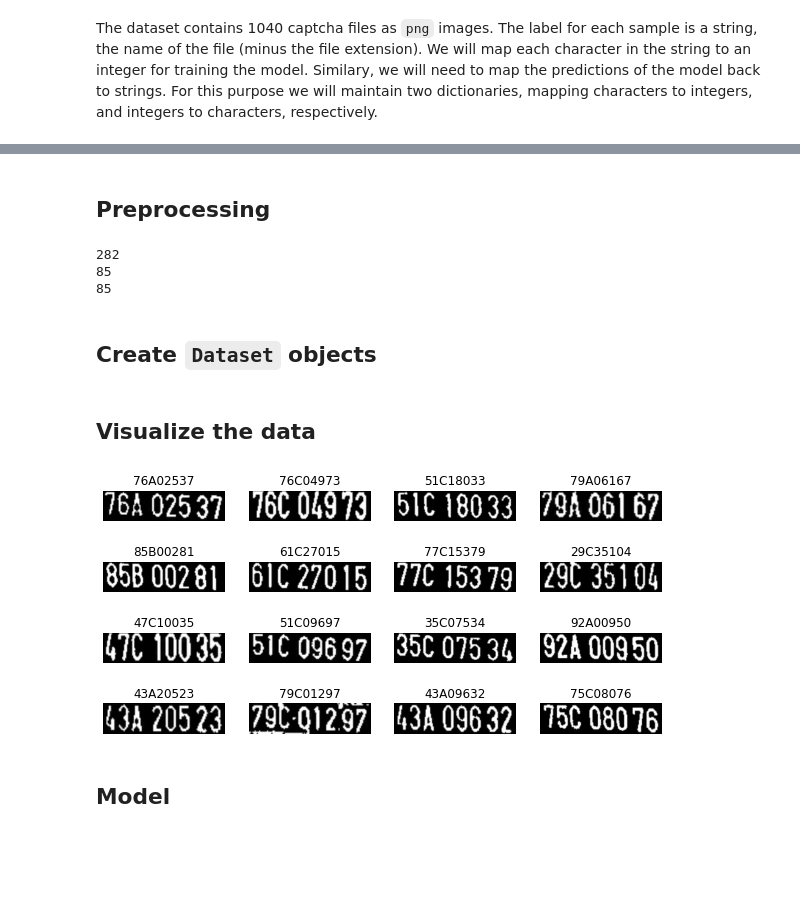
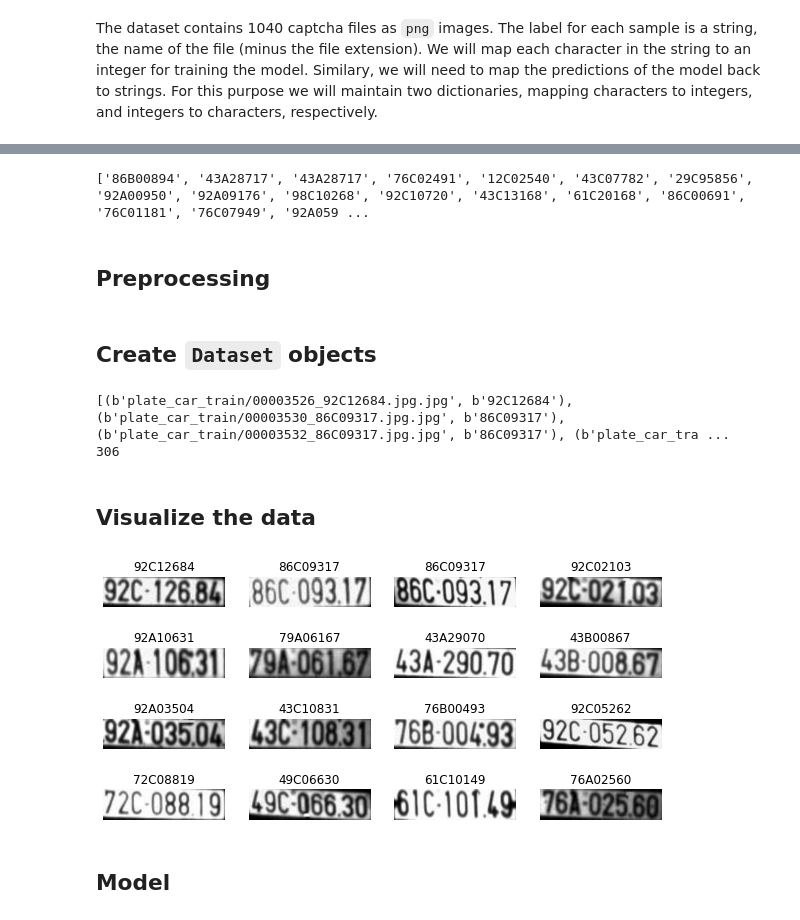
Before and after one commit to farshokat/my-project, a Jupyter notebook: OCR_by_API_CTC_Loss.ipynb, the cells around one changed output, grey strips where cells are left out. Saved outputs shown, nothing was run; the diff lists cells and outputs as text; code cells hidden in the pictures; blank space fills up the shorter version.

```diff
--- a/OCR_by_API_CTC_Loss.ipynb
+++ b/OCR_by_API_CTC_Loss.ipynb
@@ -77,3 +82,17 @@ Characters present:  {'1', 'D', '6', '5', 'E', '2', '3', 'H', '4', 'B', '7', '9'
+# %%
+path_test = Path("./plate_car_test/")
+# %%
+# Get list of all the images
+images_test = sorted(list(map(str, list(path_test.glob("*.jpg")))))
+labels_test1 = [img.split(os.path.sep)[-1].split(".jpg")[0] for img in images_test]
+# %%
+labels_test = []
+for i in labels_test1:
+  labels_test.append(i[9:17])
+
+print(labels_test)
+# %% [output]
+['86B00894', '43A28717', '43A28717', '76C02491', '12C02540', '43C07782', '29C95856', '92A00950', '92A09176', '98C10268', '92C10720', '43C13168', '61C20168', '86C00691', '76C01181', '76C07949', '92A059 ...
 # %% [markdown]
 ## Preprocessing
 # %%
@@ -88,7 +107,7 @@ num_to_char = layers.experimental.preprocessing.StringLookup(
     vocabulary=char_to_num.get_vocabulary(), mask_token=None, invert=True
 )
 
-def split_data(images, labels, train_size=0.7, shuffle=True):
+"""def split_data(images, labels, train_size=1, shuffle=True):
     # 1. Get the total size of the dataset
     size = len(images)
     #print(size)
@@ -101,16 +120,10 @@ def split_data(images, labels, train_size=0.7, shuffle=True):
     train_samples = int(size * train_size)
     # 4. Split data into training and validation sets
     x_train, y_train = images[indices[:train_samples]], labels[indices[:train_samples]]
-    x_valid, y_valid = images[indices[train_samples:]], labels[indices[train_samples:]]
-    return x_train, x_valid, y_train, y_valid
-print(len(images))
+    #x_valid, y_valid = images[indices[train_samples:]], labels[indices[train_samples:]]
+    return x_train, x_valid"""
 
-# Splitting data into training and validation sets
-x_train, x_valid, y_train, y_valid = split_data(np.array(images), np.array(labels))
-#print(x_train)
-print(len(x_valid))
-#print(y_train)
-print(len(y_valid))
+
 
 def encode_single_sample(img_path, label):
     # 1. Read image
@@ -128,17 +141,13 @@ def encode_single_sample(img_path, label):
     label = char_to_num(tf.strings.unicode_split(label, input_encoding="UTF-8"))
     # 7. Return a dict as our model is expecting two inputs
     return {"image": img, "label": label}
-# %% [output]
-282
-85
-85
 # %% [markdown]
 ## Create `Dataset` objects
 # %%
 
-train_dataset = tf.data.Dataset.from_tensor_slices((x_train, y_train))
-#print(list(train_dataset.as_numpy_iterator()))
-#print(len(list(train_dataset.as_numpy_iterator())))
+train_dataset = tf.data.Dataset.from_tensor_slices((images_train, labels_train))
+print(list(train_dataset.as_numpy_iterator()))
+print(len(list(train_dataset.as_numpy_iterator())))
 train_dataset = (
     train_dataset.map(
         encode_single_sample, num_parallel_calls=tf.data.experimental.AUTOTUNE
@@ -152,12 +161,8 @@ train_dataset = (
 #print(list(train_dataset))
 #print(len(list(train_dataset.as_numpy_iterator())))
 
-validation_dataset = tf.data.Dataset.from_tensor_slices((x_valid, y_valid))
-validation_dataset = (
-    validation_dataset.map(
-        encode_single_sample, num_parallel_calls=tf.data.experimental.AUTOTUNE
-    )
-    .batch(batch_size)
-    .prefetch(buffer_size=tf.data.experimental.AUTOTUNE)
-)
-#print(len(validation_dataset))'''
+
+#print(validation_dataset)"""
+# %% [output]
+[(b'plate_car_train/00003526_92C12684.jpg.jpg', b'92C12684'), (b'plate_car_train/00003530_86C09317.jpg.jpg', b'86C09317'), (b'plate_car_train/00003532_86C09317.jpg.jpg', b'86C09317'), (b'plate_car_tra ...
+306
@@ -164,21 +178,20 @@ validation_dataset = (
 # %% [markdown]
 ## Visualize the data
 # %%
-
 _, ax = plt.subplots(4, 4, figsize=(10, 5))
-for batch in train_dataset.take(2):
+for batch in train_dataset.take(1):
     images = batch["image"]
     labels = batch["label"]
     #print(len(images))
     for i in range(16):
         img = (images[i] * 255).numpy().astype("uint8")
         label = tf.strings.reduce_join(num_to_char(labels[i])).numpy().decode("utf-8")
         ax[i // 4, i % 4].imshow(img[:, :, 0].T, cmap="gray")
         ax[i // 4, i % 4].set_title(label)
         ax[i // 4, i % 4].axis("off")
 plt.show()
 # %% [output]
-[figure, old version]
+[figure, new version]
 # %% [markdown]
 ## Model
 # %%
```
Also changed, not shown: parts of 18 cells of this notebook.
